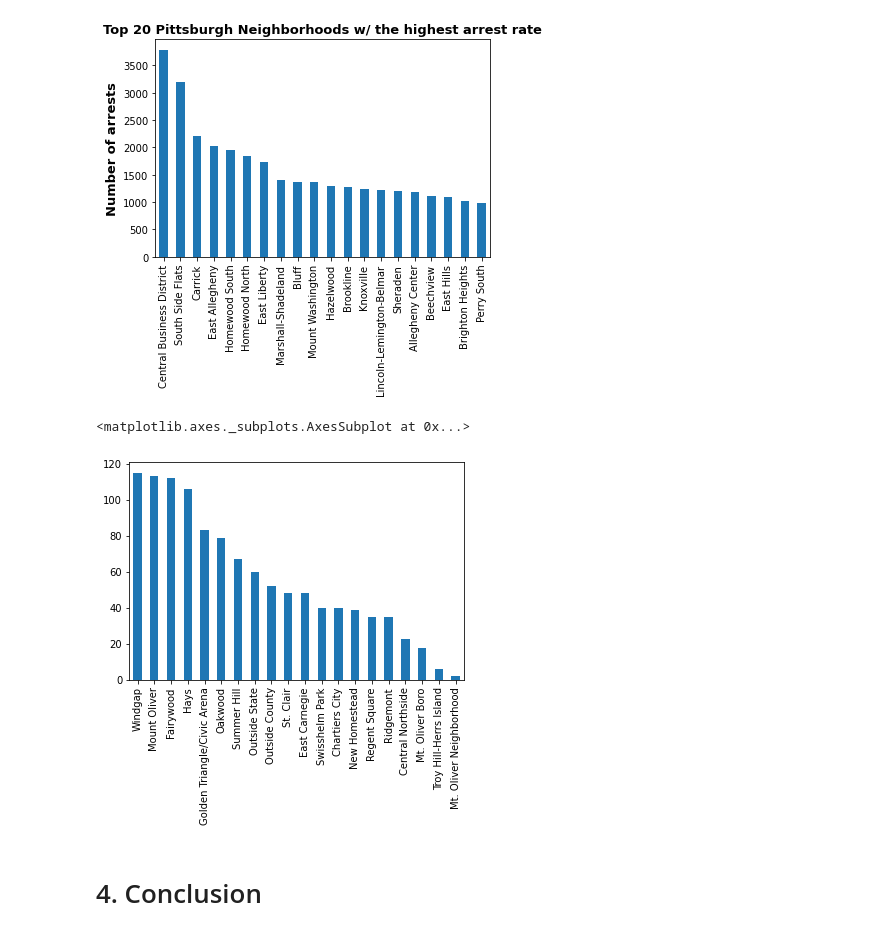
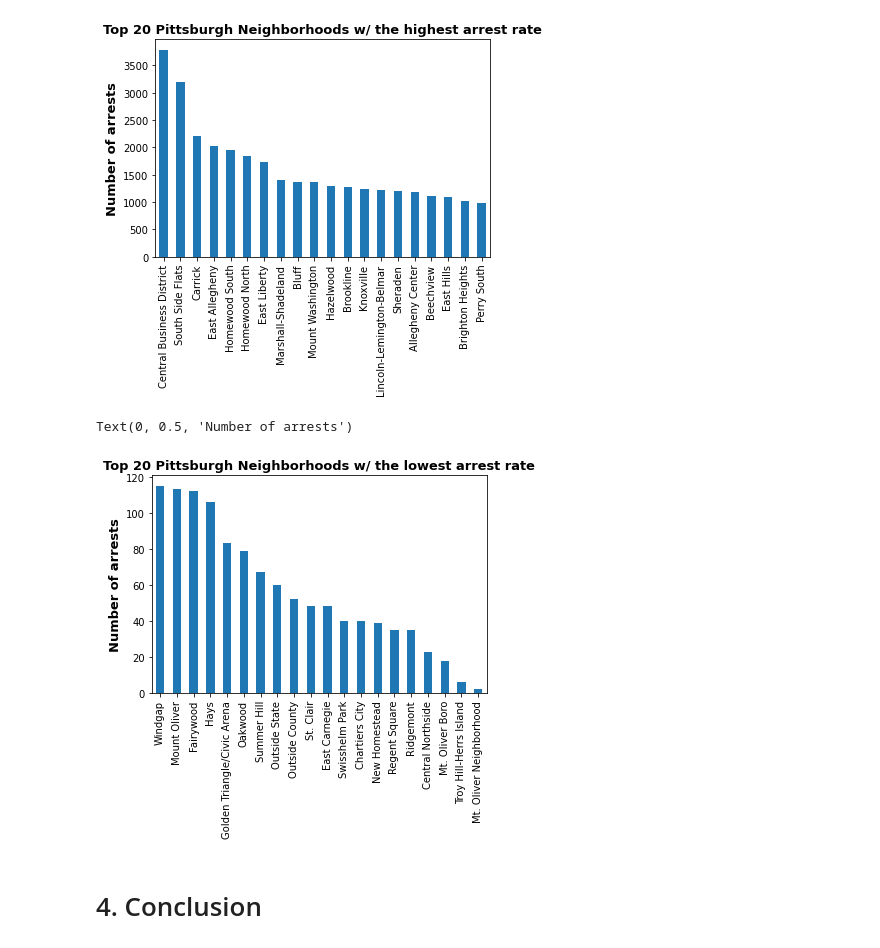
Before and after one commit to Yuu1128/Group-30-Final-Project, a Jupyter notebook: wad18FinalProj.ipynb, the cells around one changed output. Cells and saved outputs as stored; diff of their text form; code cells hidden in the pictures.

```diff
--- a/wad18FinalProj.ipynb
+++ b/wad18FinalProj.ipynb
@@ -70,14 +70,16 @@ Text(0, 0.5, 'Number of arrests')
 # %%
 import pandas as pd
 import matplotlib.pyplot as plt
 
 arrest = pd.read_csv("arrest.csv")
 low20 = arrest['INCIDENTNEIGHBORHOOD'].value_counts()
 low_20 = (low20.tail(20))
 low_20.plot(kind ='bar')
+plt.title('Top 20 Pittsburgh Neighborhoods w/ the lowest arrest rate', fontsize = 13, fontweight = 'bold')
+plt.ylabel('Number of arrests', fontsize = 13, fontweight = 'bold')
 # %% [output]
-<matplotlib.axes._subplots.AxesSubplot at 0x...>
+Text(0, 0.5, 'Number of arrests')
-[figure, old version]
+[figure, new version]
 # %% [markdown]
 # 4. Conclusion
 # %% [markdown]
```
